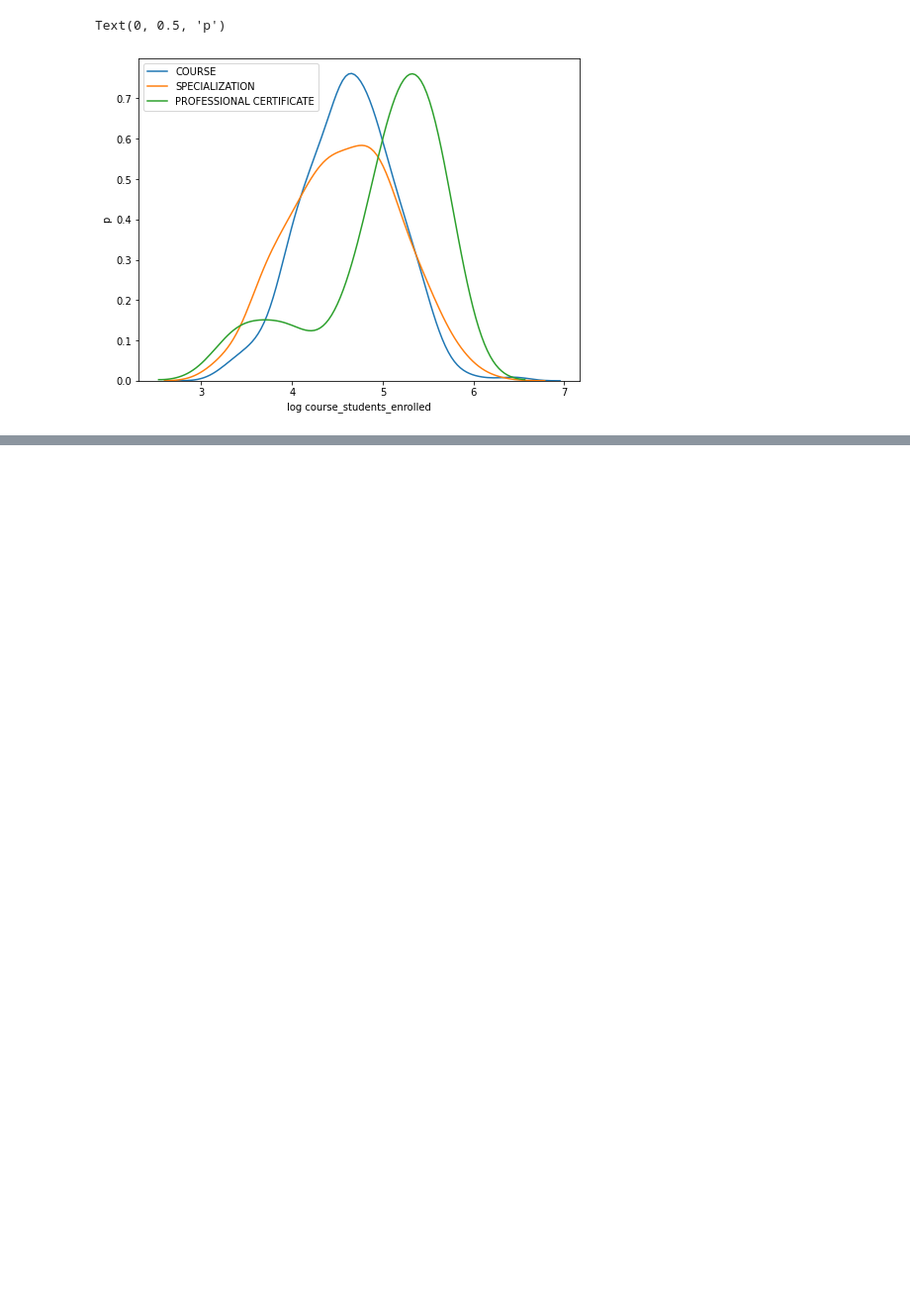
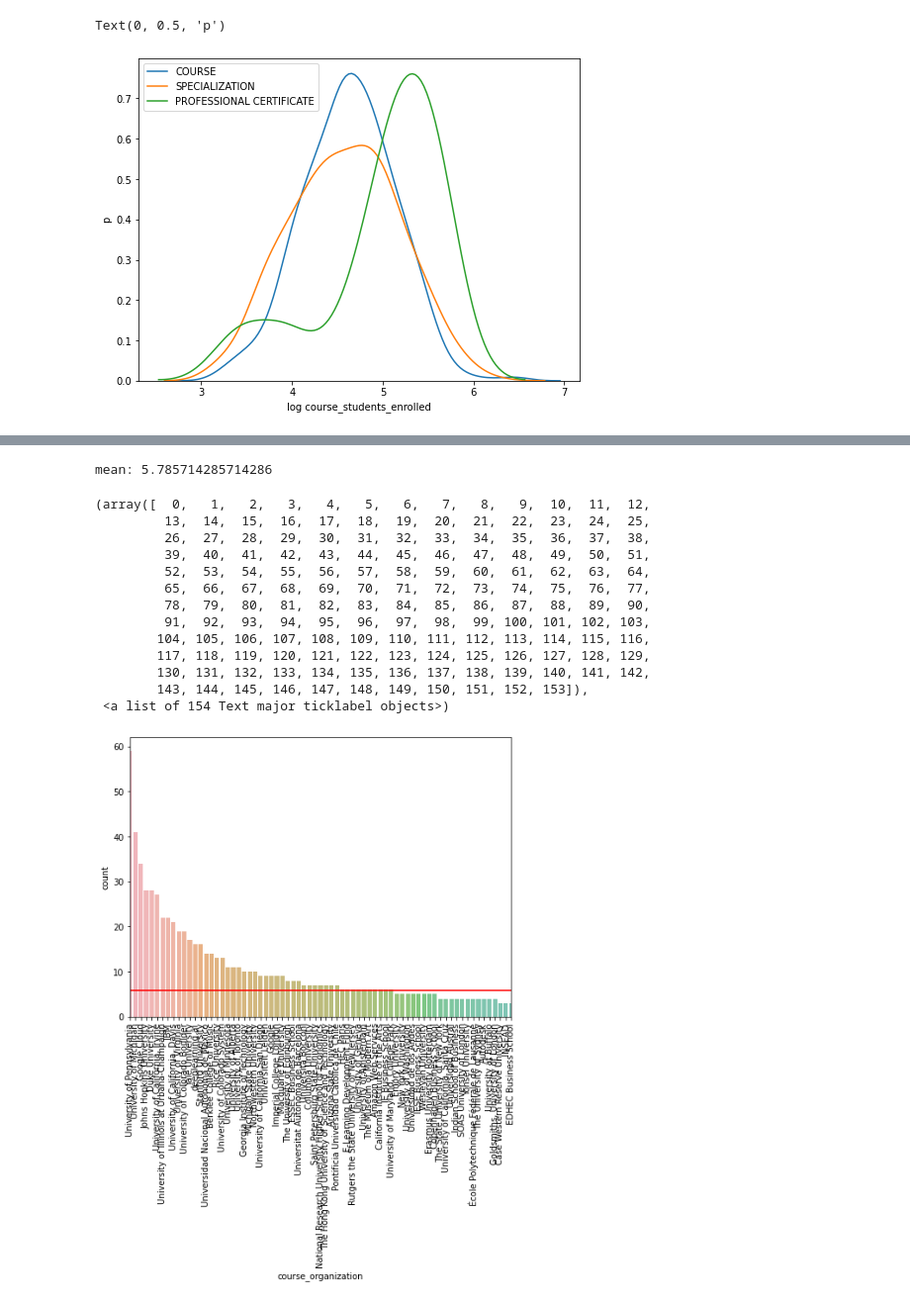
Before and after one commit to tanico-rikudo/TackleKaggle, a Jupyter notebook: coursera/analysis/CourseraEDA.ipynb, the cells around one changed output, grey strips where cells are left out. Shown at 99% size. Cells and saved outputs as stored; diff of their text form; code cells hidden in the pictures; blank space fills up the shorter version.

```diff
--- a/coursera/analysis/CourseraEDA.ipynb
+++ b/coursera/analysis/CourseraEDA.ipynb
@@ -394,0 +405,26 @@ Text(0, 0.5, 'p')
+# %%
+_col ="course_organization"
+fig, ax = plt.subplots(figsize=(8,6), facecolor='w')
+sns.countplot(x=_col, data=df, order=df[_col].value_counts().index, ax= ax, alpha=0.7)
+df_org = pd.DataFrame(df[_col].value_counts())
+mean_part = df_org.mean().values[0]
+print("mean: {0}".format(mean_part))
+ax.hlines(y=mean_part, xmin=0, xmax=ax.get_xlim()[1], color='r')
+ax.set(xlim=(0,70))
+plt.xticks(rotation= 90)
+# %% [output]
+mean: 5.785714285714286
+(array([  0,   1,   2,   3,   4,   5,   6,   7,   8,   9,  10,  11,  12,
+         13,  14,  15,  16,  17,  18,  19,  20,  21,  22,  23,  24,  25,
+         26,  27,  28,  29,  30,  31,  32,  33,  34,  35,  36,  37,  38,
+         39,  40,  41,  42,  43,  44,  45,  46,  47,  48,  49,  50,  51,
+         52,  53,  54,  55,  56,  57,  58,  59,  60,  61,  62,  63,  64,
+         65,  66,  67,  68,  69,  70,  71,  72,  73,  74,  75,  76,  77,
+         78,  79,  80,  81,  82,  83,  84,  85,  86,  87,  88,  89,  90,
+         91,  92,  93,  94,  95,  96,  97,  98,  99, 100, 101, 102, 103,
+        104, 105, 106, 107, 108, 109, 110, 111, 112, 113, 114, 115, 116,
+        117, 118, 119, 120, 121, 122, 123, 124, 125, 126, 127, 128, 129,
+        130, 131, 132, 133, 134, 135, 136, 137, 138, 139, 140, 141, 142,
+        143, 144, 145, 146, 147, 148, 149, 150, 151, 152, 153]),
+ <a list of 154 Text major ticklabel objects>)
+[figure, added]
```
Also changed, not shown: parts of 35 cells of this notebook.
